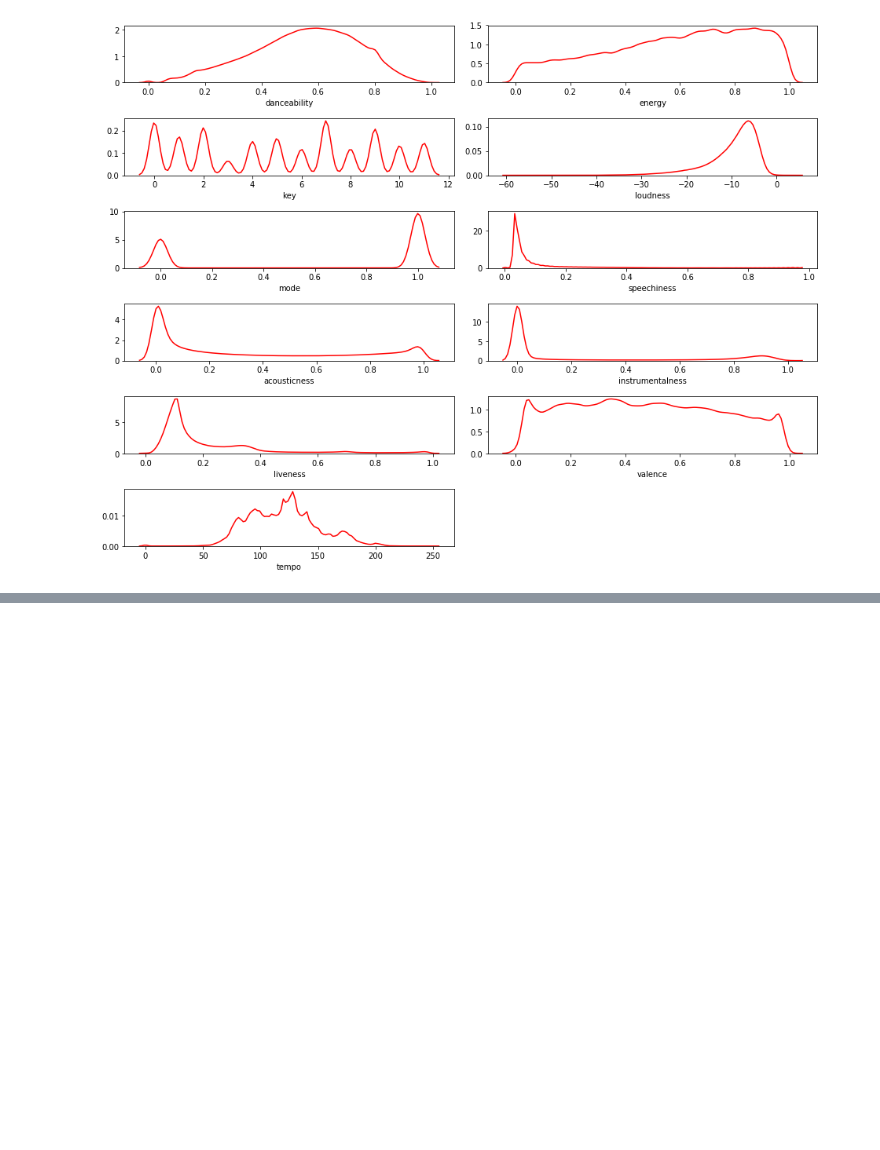
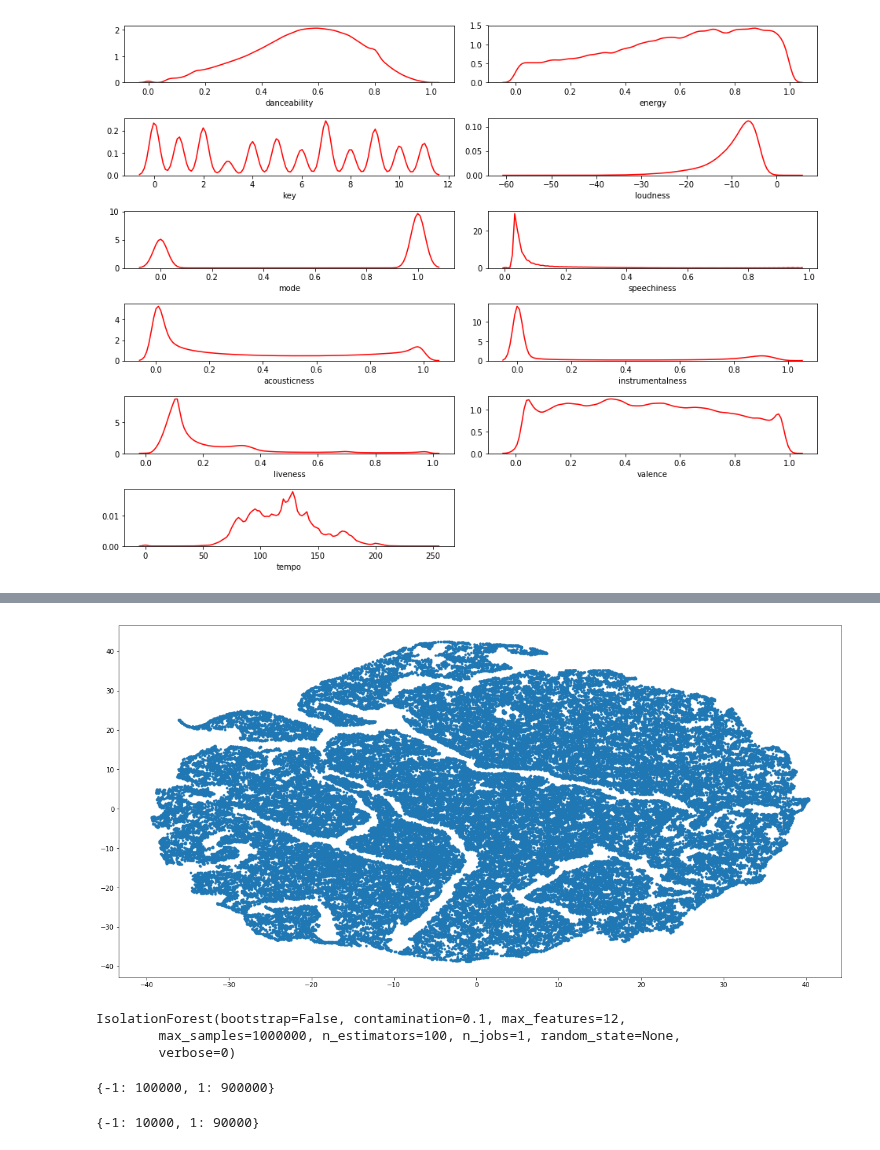
Before and after one commit to adamkhazi/one-million-playlists, a Jupyter notebook: exploration/track feature exploration.ipynb, the cells around one changed output, grey strips where cells are left out. Saved outputs shown, nothing was run; the diff lists cells and outputs as text; code cells hidden in the pictures; blank space fills up the shorter version.

```diff
--- a/exploration/track feature exploration.ipynb
+++ b/exploration/track feature exploration.ipynb
@@ -66,0 +96,5 @@ plt.tight_layout()
+# %%
+idx = np.random.randint(1000000, size=100000)
+# %%
+tsne = manifold.TSNE(n_components=2, random_state=0, verbose=3, n_iter=800)
+Y = tsne.fit_transform(playlistFeatures[idx])
@@ -66,0 +119,6 @@ plt.tight_layout()
+# %%
+plt.figure(figsize=(20,10))
+plt.scatter(Y[:, 0], Y[:, 1], marker='.')
+plt.show()
+# %% [output]
+[figure, added]
@@ -66,0 +127,7 @@ plt.tight_layout()
+# %%
+clf = IsolationForest(max_samples=1000000, max_features=12)
+clf.fit(playlistFeatures)
+# %% [output]
+IsolationForest(bootstrap=False, contamination=0.1, max_features=12,
+        max_samples=1000000, n_estimators=100, n_jobs=1, random_state=None,
+        verbose=0)
@@ -66,0 +138,4 @@ plt.tight_layout()
+# %%
+dict(zip(unique, counts))
+# %% [output]
+{-1: 100000, 1: 900000}
@@ -66,0 +154,5 @@ plt.tight_layout()
+# %%
+unique, counts = np.unique(y, return_counts=True)
+dict(zip(unique, counts))
+# %% [output]
+{-1: 10000, 1: 90000}
```
Also changed, not shown: parts of 22 cells of this notebook, 7 other files.
